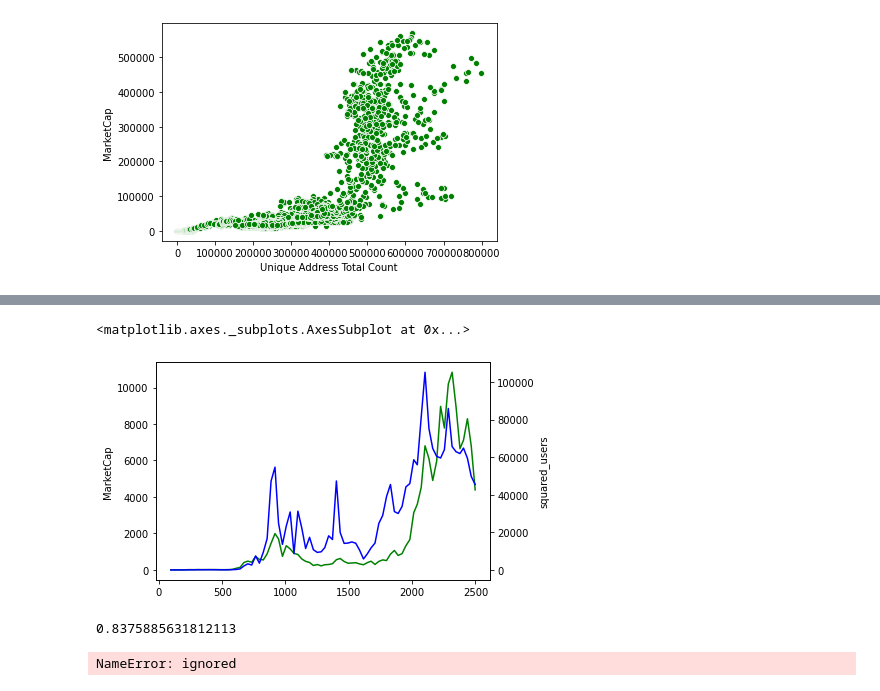
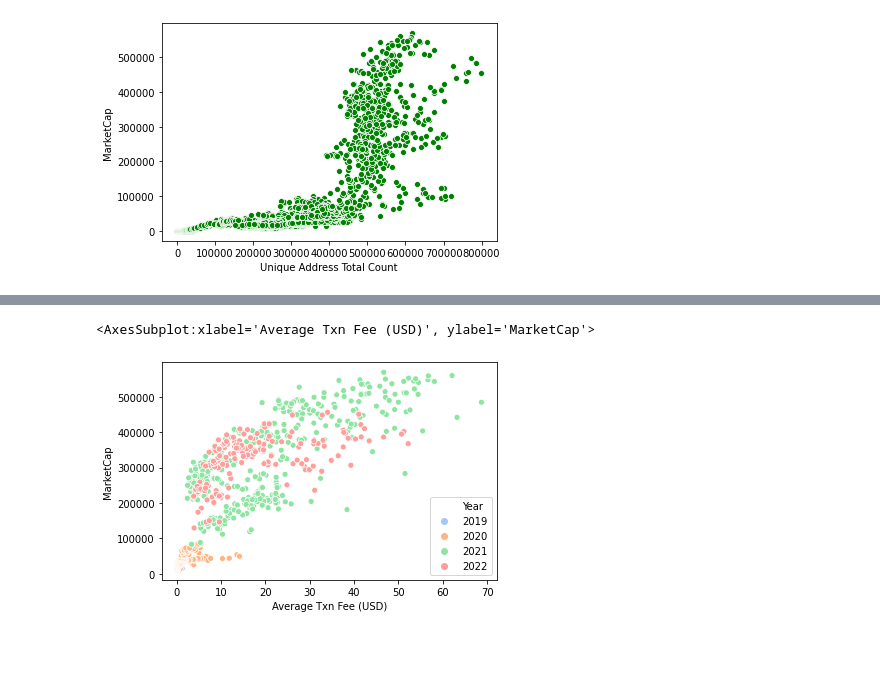
Before and after one commit to Plyeronn/DataScience, a Jupyter notebook: exploration.ipynb, the cells around one changed output, grey strips where cells are left out. Saved outputs shown, nothing was run; the diff lists cells and outputs as text; code cells hidden in the pictures; blank space fills up the shorter version.

```diff
--- a/exploration.ipynb
+++ b/exploration.ipynb
@@ -295,15 +244,0 @@ Name: squared_users, Length: 81, dtype: float64
-# %%
-sns.lineplot(data = df_mc_s_n, color="g")
-ax2 = plt.twinx()
-sns.lineplot(data=df_day_s_n_squ/2, color="b", ax=ax2)
-# %% [output]
-<matplotlib.axes._subplots.AxesSubplot at 0x...>
-[figure, removed]
-# %%
-df_day_s_n_squ.corr(df_mc_s_n)
-# %% [output]
-0.8375885631812113
-# %%
-df_day_s_n_squ
-# %% [output]
-NameError: ignored
@@ -309,0 +247,5 @@ NameError: ignored
+# %%
+sns.scatterplot(data = target[target['Average Txn Fee (USD)'] < 100], x = "Average Txn Fee (USD)", y = "MarketCap", hue="Year", palette="pastel")
+# %% [output]
+<AxesSubplot:xlabel='Average Txn Fee (USD)', ylabel='MarketCap'>
+[figure, added]
```
Also changed, not shown: parts of 17 cells of this notebook, 1 other file.
